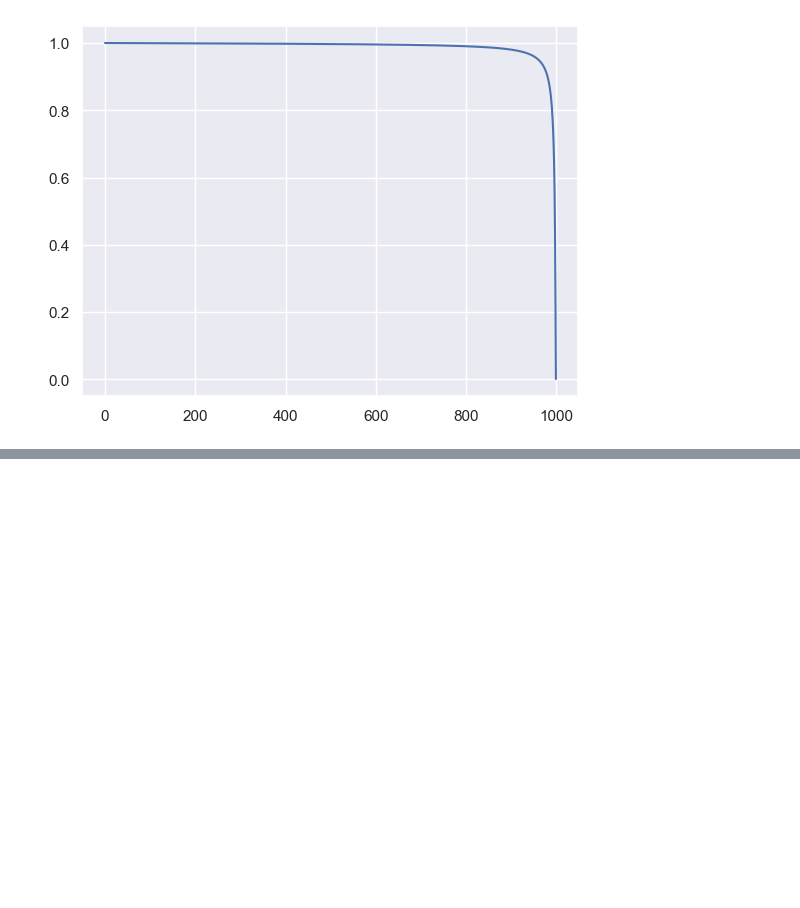
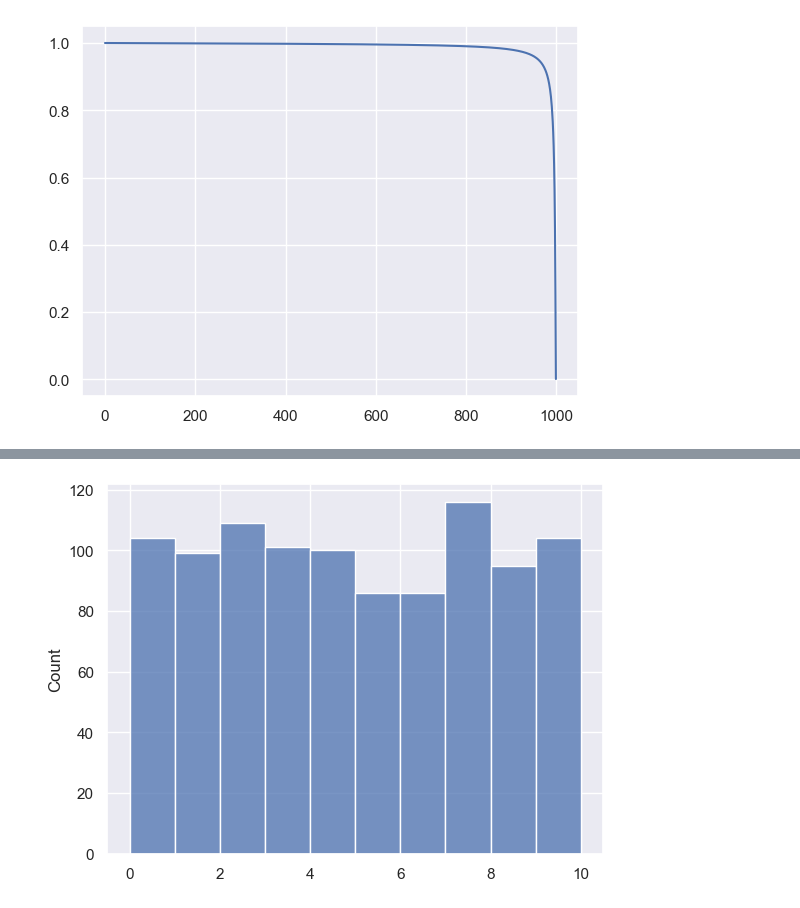
Before and after one commit to sfcurre/DiffER, a Jupyter notebook: eval_chains.ipynb, the cells around one changed output, grey strips where cells are left out. Cells and saved outputs as stored; diff of their text form; code cells hidden in the pictures; blank space fills up the shorter version.

```diff
--- a/eval_chains.ipynb
+++ b/eval_chains.ipynb
@@ -333,0 +391,38 @@ Text(0.5, 1.0, 'log_1_min_cumprod_alpha')
+# %%
+num_classes = 10
+t = 800
+
+x_start = np.zeros(num_classes)
+x_start[0] += 1
+log_x_start = np.log(x_start.clip(min=1e-30))
+
+def log_add_exp(a, b):
+    maximum = a.copy()
+    maximum[a < b] = b
+    return maximum + np.log(np.exp(a - maximum) + np.exp(b - maximum))
+
+log_cumprod_alpha_t = log_cumprod_alpha[t].numpy()
+log_1_min_cumprod_alpha_t = log_1_min_cumprod_alpha[t].numpy()
+
+log_probs = log_add_exp(
+    log_x_start + log_cumprod_alpha_t,
+    log_1_min_cumprod_alpha_t - np.log(num_classes)
+)
+
+logits = log_probs
+
+data = []
+for i in range(1000):
+    dist = np.random.dirichlet(np.ones_like(logits))
+    sample = (dist * np.exp(logits))
+    sample /= sample.sum(axis = -1)
+    sample = np.log(sample)
+    sample = sample.argmax(axis=-1)
+    # print(sample)
+    data.append(sample)
+
+data = np.array(data)
+sns.histplot(data,bins=np.arange(data.min(), data.max()+2),kde=False)
+plt.show()
+# %% [output]
+[figure, added]
```
Also changed, not shown: parts of 5 cells of this notebook.
